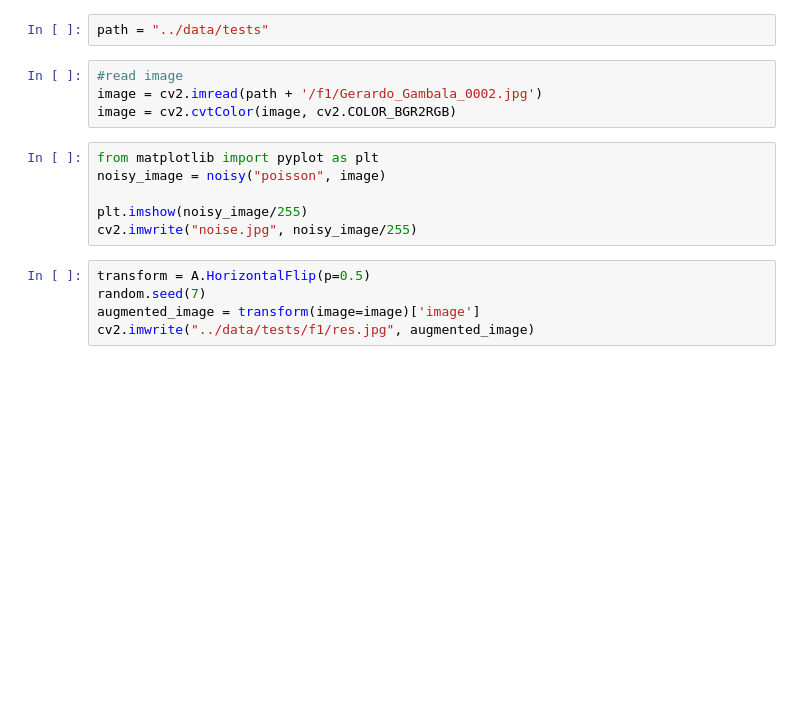
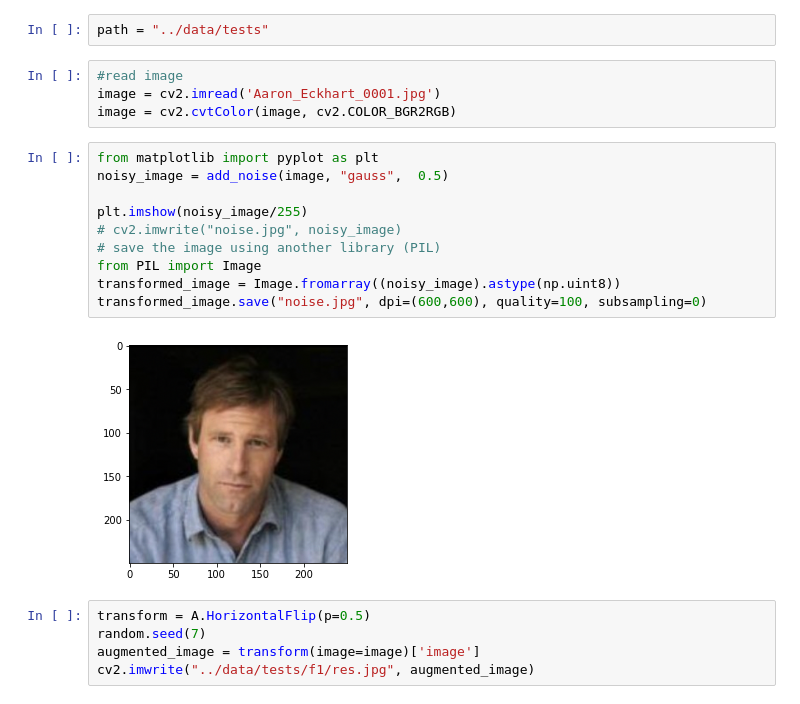
Before and after one commit to bilalltf/face-recognition-kedro, a Jupyter notebook: notebooks/test_albumentation.ipynb, the cells around one changed output. Saved outputs shown, nothing was run; the diff lists cells and outputs as text; blank space fills up the shorter version.

```diff
--- a/notebooks/test_albumentation.ipynb
+++ b/notebooks/test_albumentation.ipynb
@@ -49,14 +52,20 @@ def noisy(noise_typ, image):
 path = "../data/tests"
 # %%
 #read image
-image = cv2.imread(path + '/f1/Gerardo_Gambala_0002.jpg')
+image = cv2.imread('Aaron_Eckhart_0001.jpg')
 image = cv2.cvtColor(image, cv2.COLOR_BGR2RGB)
 # %%
 from matplotlib import pyplot as plt
-noisy_image = noisy("poisson", image)
+noisy_image = add_noise(image, "gauss",  0.5)
 
 plt.imshow(noisy_image/255)
-cv2.imwrite("noise.jpg", noisy_image/255)
+# cv2.imwrite("noise.jpg", noisy_image)
+# save the image using another library (PIL)
+from PIL import Image
+transformed_image = Image.fromarray((noisy_image).astype(np.uint8))
+transformed_image.save("noise.jpg", dpi=(600,600), quality=100, subsampling=0)
+# %% [output]
+[figure, added]
 # %%
 transform = A.HorizontalFlip(p=0.5)
 random.seed(7)
```
Also changed, not shown: parts of 1 cell of this notebook, 10 other files.
